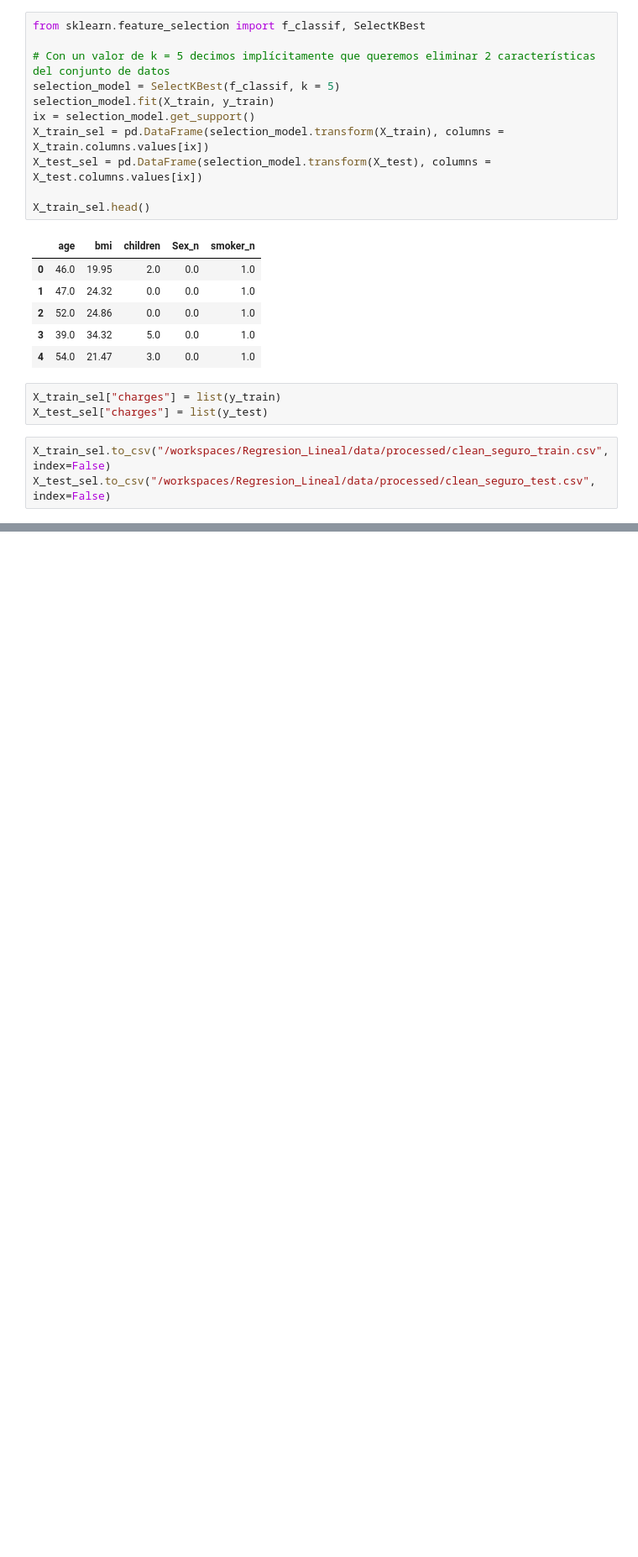
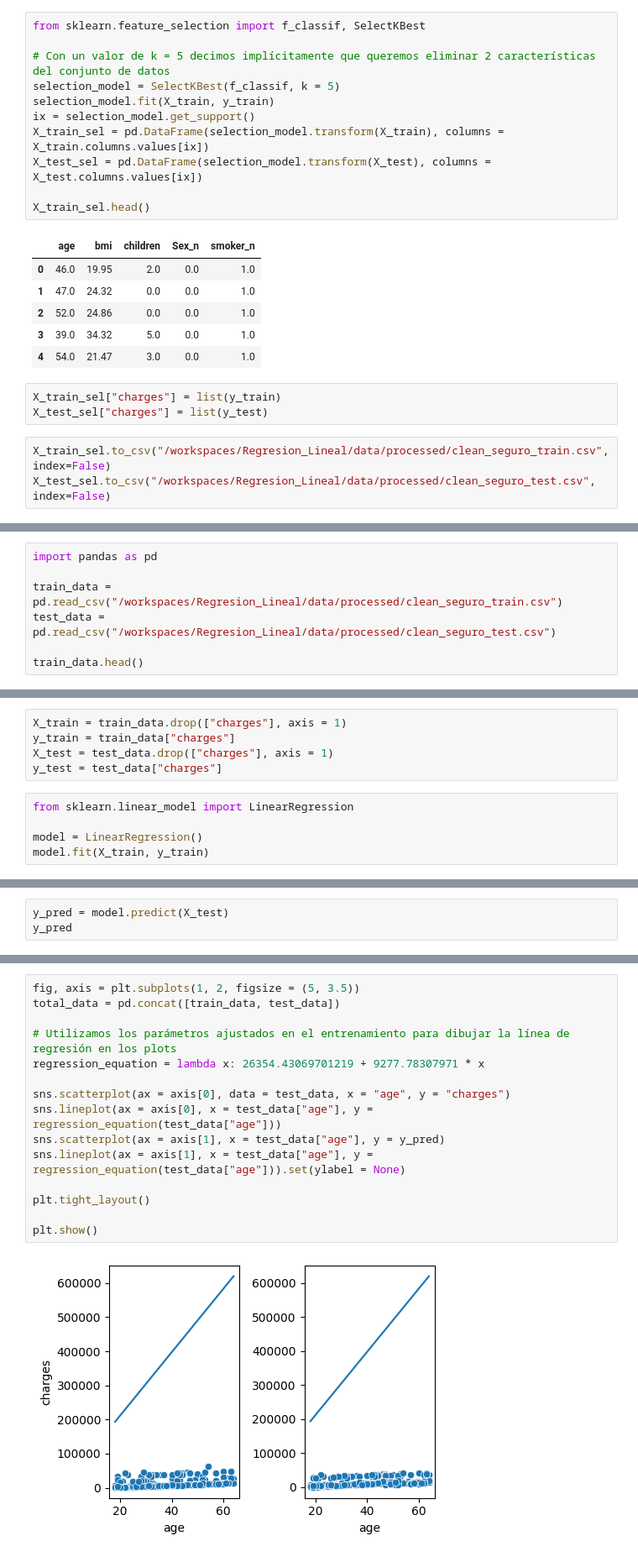
Before and after one commit to emilceinfante/Regresion_Lineal, a Jupyter notebook: explore 2.ipynb, the cells around one changed output, grey strips where cells are left out. Shown at 84% size. Drawn from its saved outputs; the diff is of its cells as text; blank space fills up the shorter version.

```diff
--- a/explore 2.ipynb
+++ b/explore 2.ipynb
@@ -388,0 +392,7 @@ X_test_sel.to_csv("/workspaces/Regresion_Lineal/data/processed/clean_seguro_test
+# %%
+import pandas as pd
+
+train_data = pd.read_csv("/workspaces/Regresion_Lineal/data/processed/clean_seguro_train.csv")
+test_data = pd.read_csv("/workspaces/Regresion_Lineal/data/processed/clean_seguro_test.csv")
+
+train_data.head()
@@ -388,0 +406,10 @@ X_test_sel.to_csv("/workspaces/Regresion_Lineal/data/processed/clean_seguro_test
+# %%
+X_train = train_data.drop(["charges"], axis = 1)
+y_train = train_data["charges"]
+X_test = test_data.drop(["charges"], axis = 1)
+y_test = test_data["charges"]
+# %%
+from sklearn.linear_model import LinearRegression
+
+model = LinearRegression()
+model.fit(X_train, y_train)
@@ -388,0 +441,3 @@ X_test_sel.to_csv("/workspaces/Regresion_Lineal/data/processed/clean_seguro_test
+# %%
+y_pred = model.predict(X_test)
+y_pred
@@ -388,0 +462,17 @@ X_test_sel.to_csv("/workspaces/Regresion_Lineal/data/processed/clean_seguro_test
+# %%
+fig, axis = plt.subplots(1, 2, figsize = (5, 3.5))
+total_data = pd.concat([train_data, test_data])
+
+# Utilizamos los parámetros ajustados en el entrenamiento para dibujar la línea de regresión en los plots
+regression_equation = lambda x: 26354.43069701219 + 9277.78307971 * x
+
+sns.scatterplot(ax = axis[0], data = test_data, x = "age", y = "charges")
+sns.lineplot(ax = axis[0], x = test_data["age"], y = regression_equation(test_data["age"]))
+sns.scatterplot(ax = axis[1], x = test_data["age"], y = y_pred)
+sns.lineplot(ax = axis[1], x = test_data["age"], y = regression_equation(test_data["age"])).set(ylabel = None)
+
+plt.tight_layout()
+
+plt.show()
+# %% [output]
+[figure, added]
```
Also changed, not shown: parts of 10 cells of this notebook.
